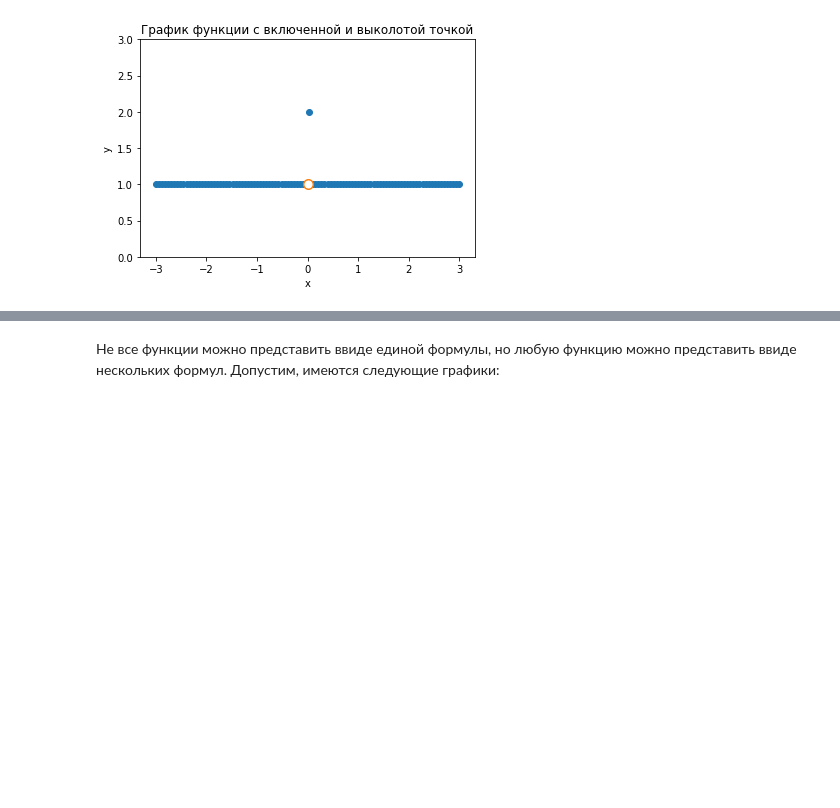
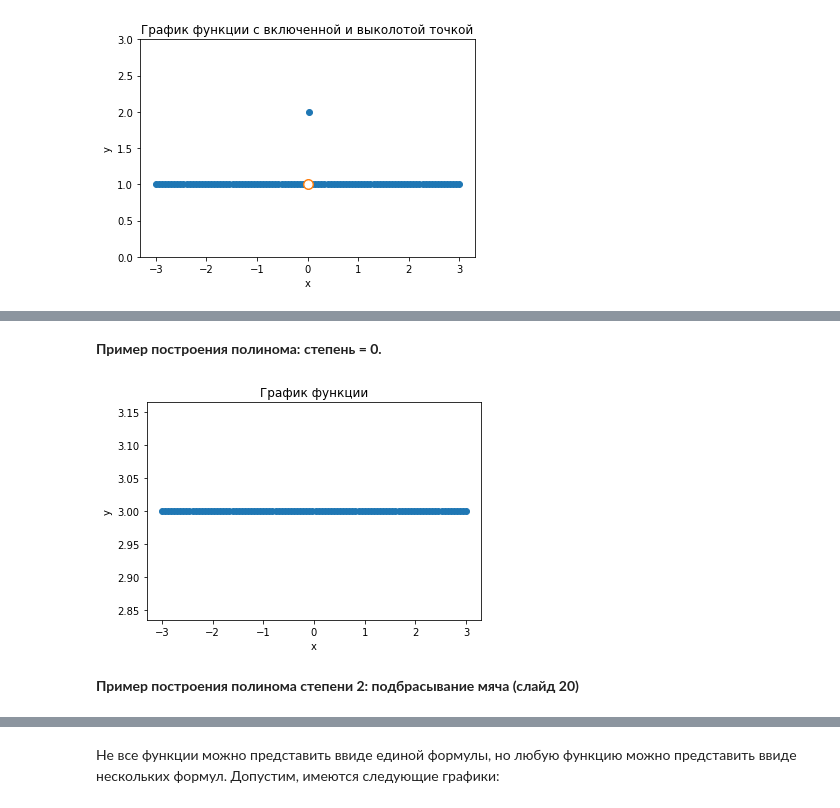
Before and after one commit to edwardwerner/math_netology, a Jupyter notebook: lecture_1.ipynb, the cells around one changed output, grey strips where cells are left out. Saved outputs shown, nothing was run; the diff lists cells and outputs as text; code cells hidden in the pictures; blank space fills up the shorter version.

```diff
--- a/lecture_1.ipynb
+++ b/lecture_1.ipynb
@@ -46,0 +146,15 @@ plt.show()
+# %% [markdown]
+**Пример построения полинома: степень = 0.**
+# %%
+x1 = np.linspace(-3.0, 3.0, 100)
+y1 = [3 for _ in range(len(x1))]
+plt.plot(x1, y1, '-o')
+plt.title('График функции')
+plt.ylabel('y')
+plt.xlabel('x')
+
+plt.show()
+# %% [output]
+[figure, added]
+# %% [markdown]
+**Пример построения полинома степени 2: подбрасывание мяча (слайд 20)**
```
Also changed, not shown: parts of 38 cells of this notebook.
